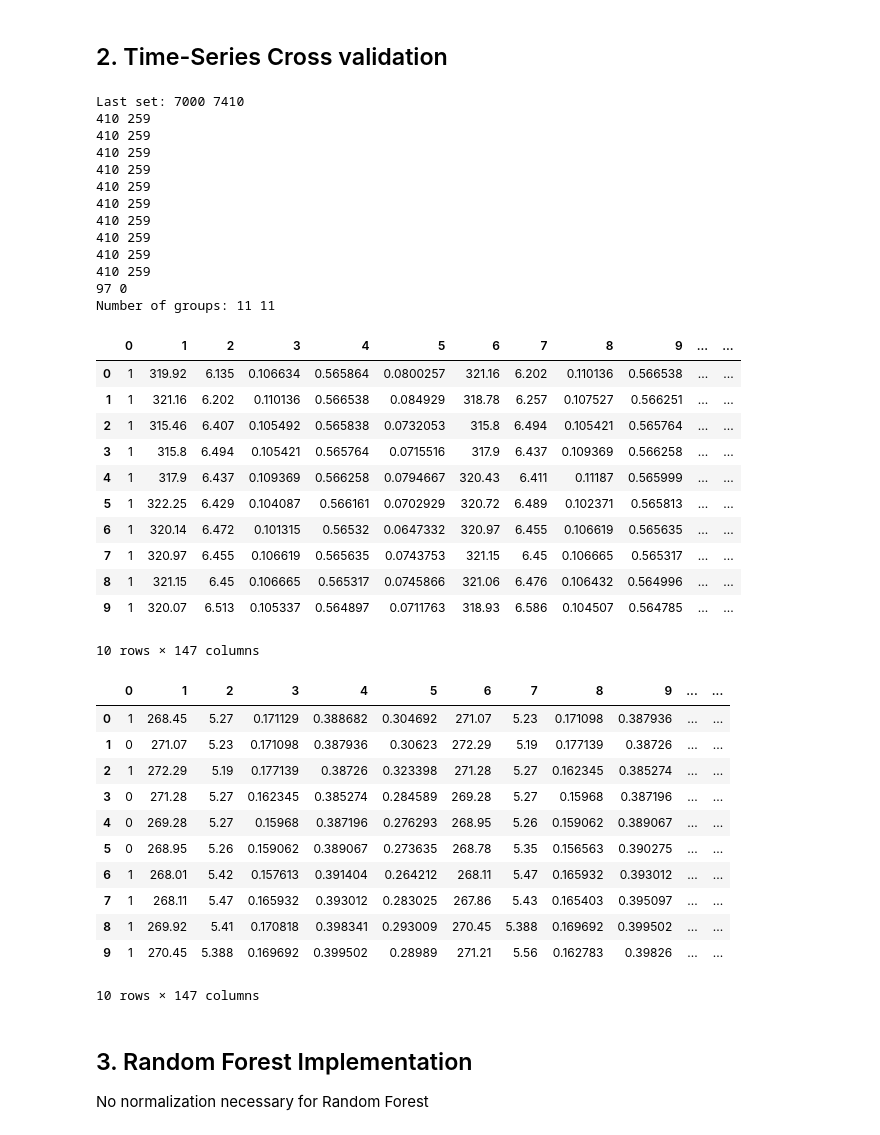
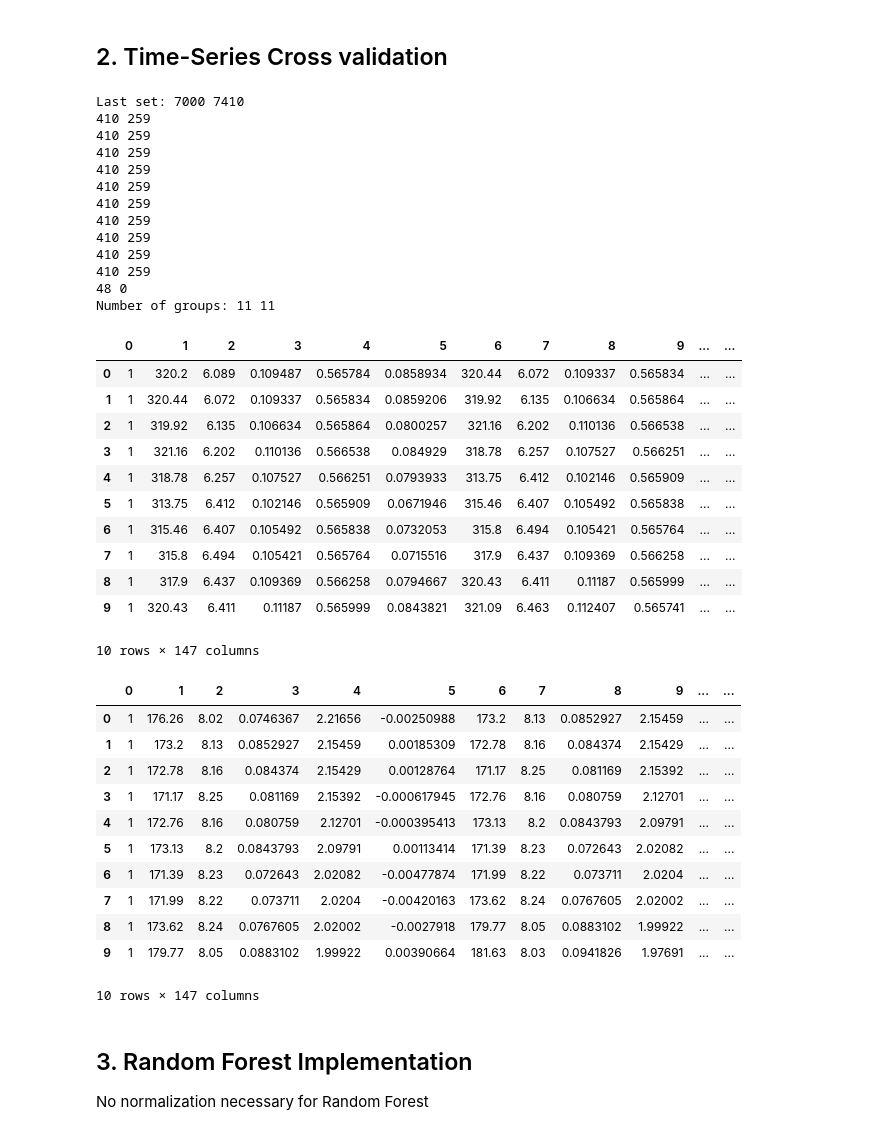
Before and after one commit to elisawarner/Stock_Project, a Jupyter notebook: Python/Random_Forest.ipynb, the cells around one changed output. Cells and saved outputs as stored; diff of their text form; code cells hidden in the pictures.

```diff
--- a/Python/Random_Forest.ipynb
+++ b/Python/Random_Forest.ipynb
@@ -103,7 +103,7 @@ train_pd.shape
 # %%
 #train_pd[5902:7100] # Google Trends part
 # %%
-train_pd = train_pd[1:7100] #[5902:7100]
+train_pd = train_pd[1:7070] #[5902:7100]
 
 train = np.array(train_pd)
 train.shape
@@ -112,2 +112,9 @@ train.shape
+# %%
+train = train[:, :149] # drop google columns
+train = pd.DataFrame(train)
+train = train.dropna() # drop any nan rows
+train.shape
+train = np.array(train)
 # %%
-train = train[:, :149] # drop google columns
+train = train[:,2:] # drop date
+train
@@ -114,3 +129,0 @@ train = train[:, :149] # drop google columns
-# %%
-train = train[2:,2:] # drop date
-train
@@ -242,40 +246,40 @@ Last set: 7000 7410
 410 259
 410 259
 410 259
-97 0
+48 0
 Number of groups: 11 11
 # %%
 t = pd.DataFrame(valDataPartition[1])
 t.head(n=10)
 # %% [output]
 |  | 0 | 1 | 2 | 3 | 4 | 5 | 6 | 7 | 8 | 9 | ... | ... |
-| 0 | 1 | 319.92 | 6.135 | 0.106634 | 0.565864 | 0.0800257 | 321.16 | 6.202 | 0.110136 | 0.566538 | ... | ... |
-| 1 | 1 | 321.16 | 6.202 | 0.110136 | 0.566538 | 0.084929 | 318.78 | 6.257 | 0.107527 | 0.566251 | ... | ... |
-| 2 | 1 | 315.46 | 6.407 | 0.105492 | 0.565838 | 0.0732053 | 315.8 | 6.494 | 0.105421 | 0.565764 | ... | ... |
-| 3 | 1 | 315.8 | 6.494 | 0.105421 | 0.565764 | 0.0715516 | 317.9 | 6.437 | 0.109369 | 0.566258 | ... | ... |
-| 4 | 1 | 317.9 | 6.437 | 0.109369 | 0.566258 | 0.0794667 | 320.43 | 6.411 | 0.11187 | 0.565999 | ... | ... |
-| 5 | 1 | 322.25 | 6.429 | 0.104087 | 0.566161 | 0.0702929 | 320.72 | 6.489 | 0.102371 | 0.565813 | ... | ... |
-| 6 | 1 | 320.14 | 6.472 | 0.101315 | 0.56532 | 0.0647332 | 320.97 | 6.455 | 0.106619 | 0.565635 | ... | ... |
-| 7 | 1 | 320.97 | 6.455 | 0.106619 | 0.565635 | 0.0743753 | 321.15 | 6.45 | 0.106665 | 0.565317 | ... | ... |
-| 8 | 1 | 321.15 | 6.45 | 0.106665 | 0.565317 | 0.0745866 | 321.06 | 6.476 | 0.106432 | 0.564996 | ... | ... |
-| 9 | 1 | 320.07 | 6.513 | 0.105337 | 0.564897 | 0.0711763 | 318.93 | 6.586 | 0.104507 | 0.564785 | ... | ... |
+| 0 | 1 | 320.2 | 6.089 | 0.109487 | 0.565784 | 0.0858934 | 320.44 | 6.072 | 0.109337 | 0.565834 | ... | ... |
+| 1 | 1 | 320.44 | 6.072 | 0.109337 | 0.565834 | 0.0859206 | 319.92 | 6.135 | 0.106634 | 0.565864 | ... | ... |
+| 2 | 1 | 319.92 | 6.135 | 0.106634 | 0.565864 | 0.0800257 | 321.16 | 6.202 | 0.110136 | 0.566538 | ... | ... |
+| 3 | 1 | 321.16 | 6.202 | 0.110136 | 0.566538 | 0.084929 | 318.78 | 6.257 | 0.107527 | 0.566251 | ... | ... |
+| 4 | 1 | 318.78 | 6.257 | 0.107527 | 0.566251 | 0.0793933 | 313.75 | 6.412 | 0.102146 | 0.565909 | ... | ... |
+| 5 | 1 | 313.75 | 6.412 | 0.102146 | 0.565909 | 0.0671946 | 315.46 | 6.407 | 0.105492 | 0.565838 | ... | ... |
+| 6 | 1 | 315.46 | 6.407 | 0.105492 | 0.565838 | 0.0732053 | 315.8 | 6.494 | 0.105421 | 0.565764 | ... | ... |
+| 7 | 1 | 315.8 | 6.494 | 0.105421 | 0.565764 | 0.0715516 | 317.9 | 6.437 | 0.109369 | 0.566258 | ... | ... |
+| 8 | 1 | 317.9 | 6.437 | 0.109369 | 0.566258 | 0.0794667 | 320.43 | 6.411 | 0.11187 | 0.565999 | ... | ... |
+| 9 | 1 | 320.43 | 6.411 | 0.11187 | 0.565999 | 0.0843821 | 321.09 | 6.463 | 0.112407 | 0.565741 | ... | ... |
 10 rows × 147 columns
 # %%
 #trainDataPartition[18]
-t = pd.DataFrame(trainDataPartition[1])
+t = pd.DataFrame(trainDataPartition[0])
 t.head(n=10)
 # %% [output]
 |  | 0 | 1 | 2 | 3 | 4 | 5 | 6 | 7 | 8 | 9 | ... | ... |
-| 0 | 1 | 268.45 | 5.27 | 0.171129 | 0.388682 | 0.304692 | 271.07 | 5.23 | 0.171098 | 0.387936 | ... | ... |
-| 1 | 0 | 271.07 | 5.23 | 0.171098 | 0.387936 | 0.30623 | 272.29 | 5.19 | 0.177139 | 0.38726 | ... | ... |
-| 2 | 1 | 272.29 | 5.19 | 0.177139 | 0.38726 | 0.323398 | 271.28 | 5.27 | 0.162345 | 0.385274 | ... | ... |
-| 3 | 0 | 271.28 | 5.27 | 0.162345 | 0.385274 | 0.284589 | 269.28 | 5.27 | 0.15968 | 0.387196 | ... | ... |
-| 4 | 0 | 269.28 | 5.27 | 0.15968 | 0.387196 | 0.276293 | 268.95 | 5.26 | 0.159062 | 0.389067 | ... | ... |
-| 5 | 0 | 268.95 | 5.26 | 0.159062 | 0.389067 | 0.273635 | 268.78 | 5.35 | 0.156563 | 0.390275 | ... | ... |
-| 6 | 1 | 268.01 | 5.42 | 0.157613 | 0.391404 | 0.264212 | 268.11 | 5.47 | 0.165932 | 0.393012 | ... | ... |
-| 7 | 1 | 268.11 | 5.47 | 0.165932 | 0.393012 | 0.283025 | 267.86 | 5.43 | 0.165403 | 0.395097 | ... | ... |
-| 8 | 1 | 269.92 | 5.41 | 0.170818 | 0.398341 | 0.293009 | 270.45 | 5.388 | 0.169692 | 0.399502 | ... | ... |
-| 9 | 1 | 270.45 | 5.388 | 0.169692 | 0.399502 | 0.28989 | 271.21 | 5.56 | 0.162783 | 0.39826 | ... | ... |
+| 0 | 1 | 176.26 | 8.02 | 0.0746367 | 2.21656 | -0.00250988 | 173.2 | 8.13 | 0.0852927 | 2.15459 | ... | ... |
+| 1 | 1 | 173.2 | 8.13 | 0.0852927 | 2.15459 | 0.00185309 | 172.78 | 8.16 | 0.084374 | 2.15429 | ... | ... |
+| 2 | 1 | 172.78 | 8.16 | 0.084374 | 2.15429 | 0.00128764 | 171.17 | 8.25 | 0.081169 | 2.15392 | ... | ... |
+| 3 | 1 | 171.17 | 8.25 | 0.081169 | 2.15392 | -0.000617945 | 172.76 | 8.16 | 0.080759 | 2.12701 | ... | ... |
+| 4 | 1 | 172.76 | 8.16 | 0.080759 | 2.12701 | -0.000395413 | 173.13 | 8.2 | 0.0843793 | 2.09791 | ... | ... |
+| 5 | 1 | 173.13 | 8.2 | 0.0843793 | 2.09791 | 0.00113414 | 171.39 | 8.23 | 0.072643 | 2.02082 | ... | ... |
+| 6 | 1 | 171.39 | 8.23 | 0.072643 | 2.02082 | -0.00477874 | 171.99 | 8.22 | 0.073711 | 2.0204 | ... | ... |
+| 7 | 1 | 171.99 | 8.22 | 0.073711 | 2.0204 | -0.00420163 | 173.62 | 8.24 | 0.0767605 | 2.02002 | ... | ... |
+| 8 | 1 | 173.62 | 8.24 | 0.0767605 | 2.02002 | -0.0027918 | 179.77 | 8.05 | 0.0883102 | 1.99922 | ... | ... |
+| 9 | 1 | 179.77 | 8.05 | 0.0883102 | 1.99922 | 0.00390664 | 181.63 | 8.03 | 0.0941826 | 1.97691 | ... | ... |
 10 rows × 147 columns
 # %% [markdown]
 ## 3. Random Forest Implementation
```
Also changed, not shown: parts of 20 cells of this notebook, 3 other files.
